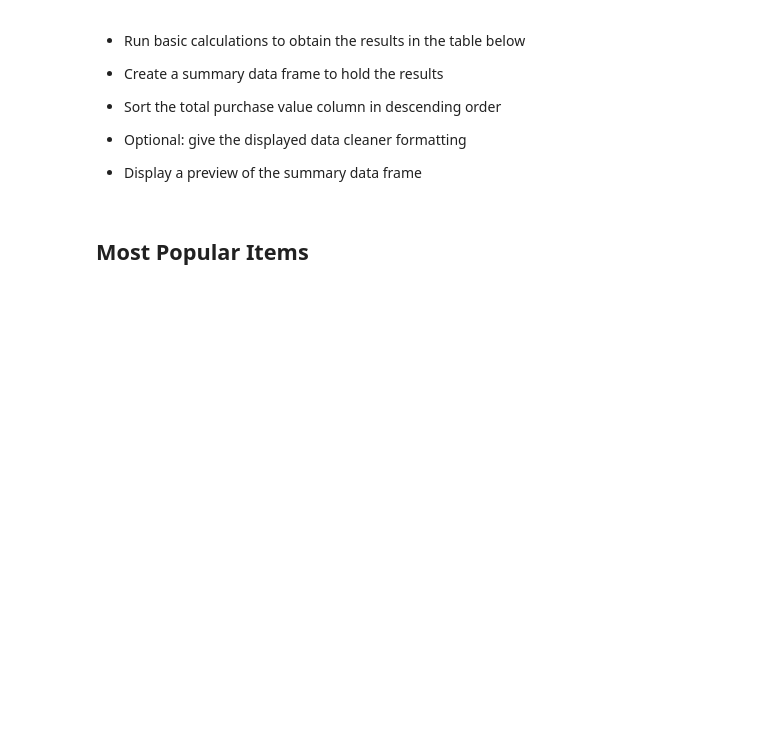
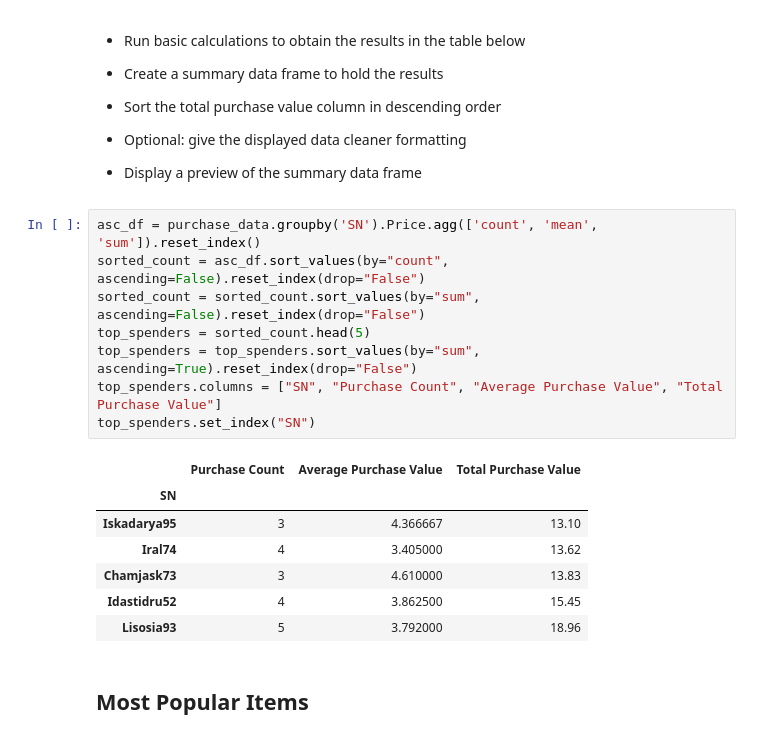
Before and after one commit to sajmera9/pandas-challenge, a Jupyter notebook: HeroesOfPymoli/HeroesOfPymoli_starter.ipynb, the cells around one changed output. Cells and saved outputs as stored; diff of their text form; blank space fills up the shorter version.

Commit message:
complete top spenders with minimal code

```diff
--- a/HeroesOfPymoli/HeroesOfPymoli_starter.ipynb
+++ b/HeroesOfPymoli/HeroesOfPymoli_starter.ipynb
@@ -379,6 +327,22 @@ top_spenders.columns = ["SN", "Purchase Count", ]
 
 
 * Display a preview of the summary data frame
+# %%
+asc_df = purchase_data.groupby('SN').Price.agg(['count', 'mean', 'sum']).reset_index()
+sorted_count = asc_df.sort_values(by="count", ascending=False).reset_index(drop="False")
+sorted_count = sorted_count.sort_values(by="sum", ascending=False).reset_index(drop="False")
+top_spenders = sorted_count.head(5)
+top_spenders = top_spenders.sort_values(by="sum", ascending=True).reset_index(drop="False")
+top_spenders.columns = ["SN", "Purchase Count", "Average Purchase Value", "Total Purchase Value"]
+top_spenders.set_index("SN")
+# %% [output]
+|  | Purchase Count | Average Purchase Value | Total Purchase Value |
+| SN |  |  |  |
+| Iskadarya95 | 3 | 4.366667 | 13.10 |
+| Iral74 | 4 | 3.405000 | 13.62 |
+| Chamjask73 | 3 | 4.610000 | 13.83 |
+| Idastidru52 | 4 | 3.862500 | 15.45 |
+| Lisosia93 | 5 | 3.792000 | 18.96 |
 # %% [markdown]
 ## Most Popular Items
 # %% [markdown]
```
Also changed, not shown: parts of 4 cells of this notebook.
